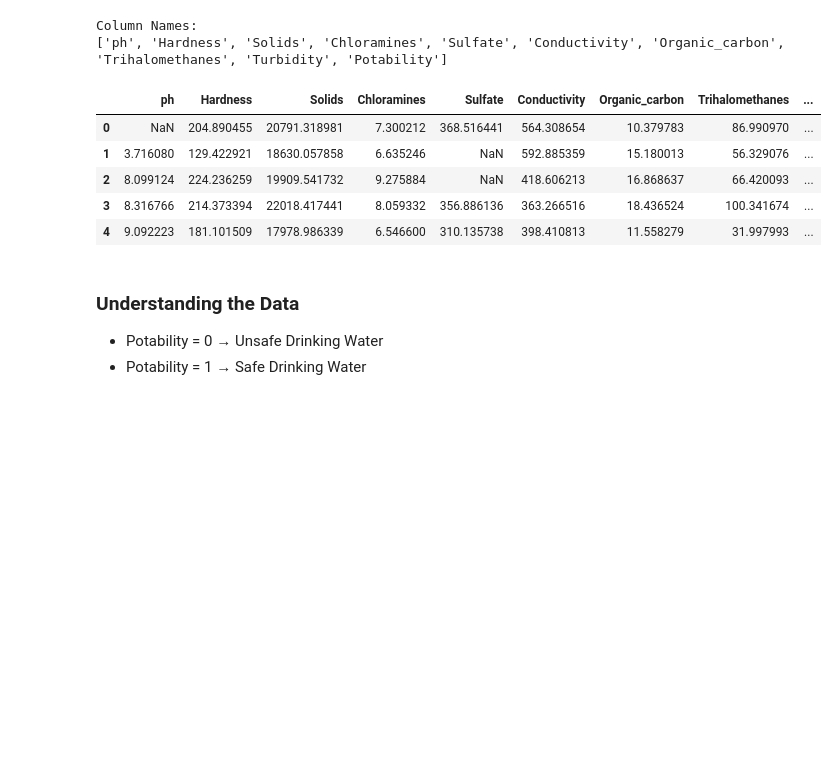
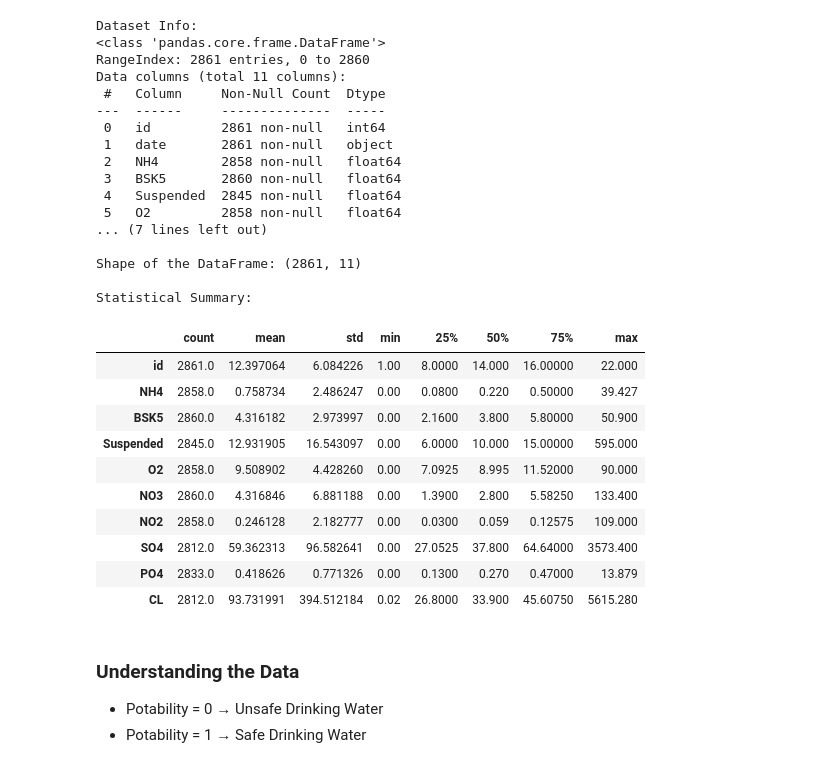
Before and after one commit to Srikethanreddyganji/water-quality-prediction, a Jupyter notebook: Water_Quality.ipynb, the cells around one changed output. Saved outputs shown, nothing was run; the diff lists cells and outputs as text; code cells hidden in the pictures; blank space fills up the shorter version.

```diff
--- a/Water_Quality.ipynb
+++ b/Water_Quality.ipynb
@@ -5,2 +9,3 @@ import matplotlib.pyplot as plt
 # %%
-df = pd.read_csv("water_potability.csv")
+df = pd.read_csv('PB_All_2000_2021.csv', sep=';')
+df.head()
@@ -7,19 +19,40 @@ df = pd.read_csv("water_potability.csv")
 # %%
-columns_list = df.columns.tolist()
-print("Column Names:")
-print(columns_list)
+print("\nDataset Info:")
+df.info()
+
+print("\nShape of the DataFrame:", df.shape)
+
+print("\nStatistical Summary:")
+df.describe().T
 # %% [output]
-Column Names:
-['ph', 'Hardness', 'Solids', 'Chloramines', 'Sulfate', 'Conductivity', 'Organic_carbon', 'Trihalomethanes', 'Turbidity', 'Potability']
+Dataset Info:
+<class 'pandas.core.frame.DataFrame'>
+RangeIndex: 2861 entries, 0 to 2860
+Data columns (total 11 columns):
+ #   Column     Non-Null Count  Dtype
+---  ------     --------------  -----
+ 0   id         2861 non-null   int64
+ 1   date       2861 non-null   object
+ 2   NH4        2858 non-null   float64
+ 3   BSK5       2860 non-null   float64
+ 4   Suspended  2845 non-null   float64
+ 5   O2         2858 non-null   float64
+... (7 lines left out)
+
+Shape of the DataFrame: (2861, 11)
+
+Statistical Summary:
+|  | count | mean | std | min | 25% | 50% | 75% | max |
+| id | 2861.0 | 12.397064 | 6.084226 | 1.00 | 8.0000 | 14.000 | 16.00000 | 22.000 |
+| NH4 | 2858.0 | 0.758734 | 2.486247 | 0.00 | 0.0800 | 0.220 | 0.50000 | 39.427 |
+| BSK5 | 2860.0 | 4.316182 | 2.973997 | 0.00 | 2.1600 | 3.800 | 5.80000 | 50.900 |
+| Suspended | 2845.0 | 12.931905 | 16.543097 | 0.00 | 6.0000 | 10.000 | 15.00000 | 595.000 |
+| O2 | 2858.0 | 9.508902 | 4.428260 | 0.00 | 7.0925 | 8.995 | 11.52000 | 90.000 |
+| NO3 | 2860.0 | 4.316846 | 6.881188 | 0.00 | 1.3900 | 2.800 | 5.58250 | 133.400 |
+| NO2 | 2858.0 | 0.246128 | 2.182777 | 0.00 | 0.0300 | 0.059 | 0.12575 | 109.000 |
+| SO4 | 2812.0 | 59.362313 | 96.582641 | 0.00 | 27.0525 | 37.800 | 64.64000 | 3573.400 |
+| PO4 | 2833.0 | 0.418626 | 0.771326 | 0.00 | 0.1300 | 0.270 | 0.47000 | 13.879 |
+| CL | 2812.0 | 93.731991 | 394.512184 | 0.02 | 26.8000 | 33.900 | 45.60750 | 5615.280 |
-# %%
-df.head()
-# %% [output]
-|  | ph | Hardness | Solids | Chloramines | Sulfate | Conductivity | Organic_carbon | Trihalomethanes | ... |
-| 0 | NaN | 204.890455 | 20791.318981 | 7.300212 | 368.516441 | 564.308654 | 10.379783 | 86.990970 | ... |
-| 1 | 3.716080 | 129.422921 | 18630.057858 | 6.635246 | NaN | 592.885359 | 15.180013 | 56.329076 | ... |
-| 2 | 8.099124 | 224.236259 | 19909.541732 | 9.275884 | NaN | 418.606213 | 16.868637 | 66.420093 | ... |
-| 3 | 8.316766 | 214.373394 | 22018.417441 | 8.059332 | 356.886136 | 363.266516 | 18.436524 | 100.341674 | ... |
-| 4 | 9.092223 | 181.101509 | 17978.986339 | 6.546600 | 310.135738 | 398.410813 | 11.558279 | 31.997993 | ... |
 # %% [markdown]
 ### Understanding the Data
 - Potability = 0 → Unsafe Drinking Water
```
Also changed, not shown: parts of 14 cells of this notebook.
